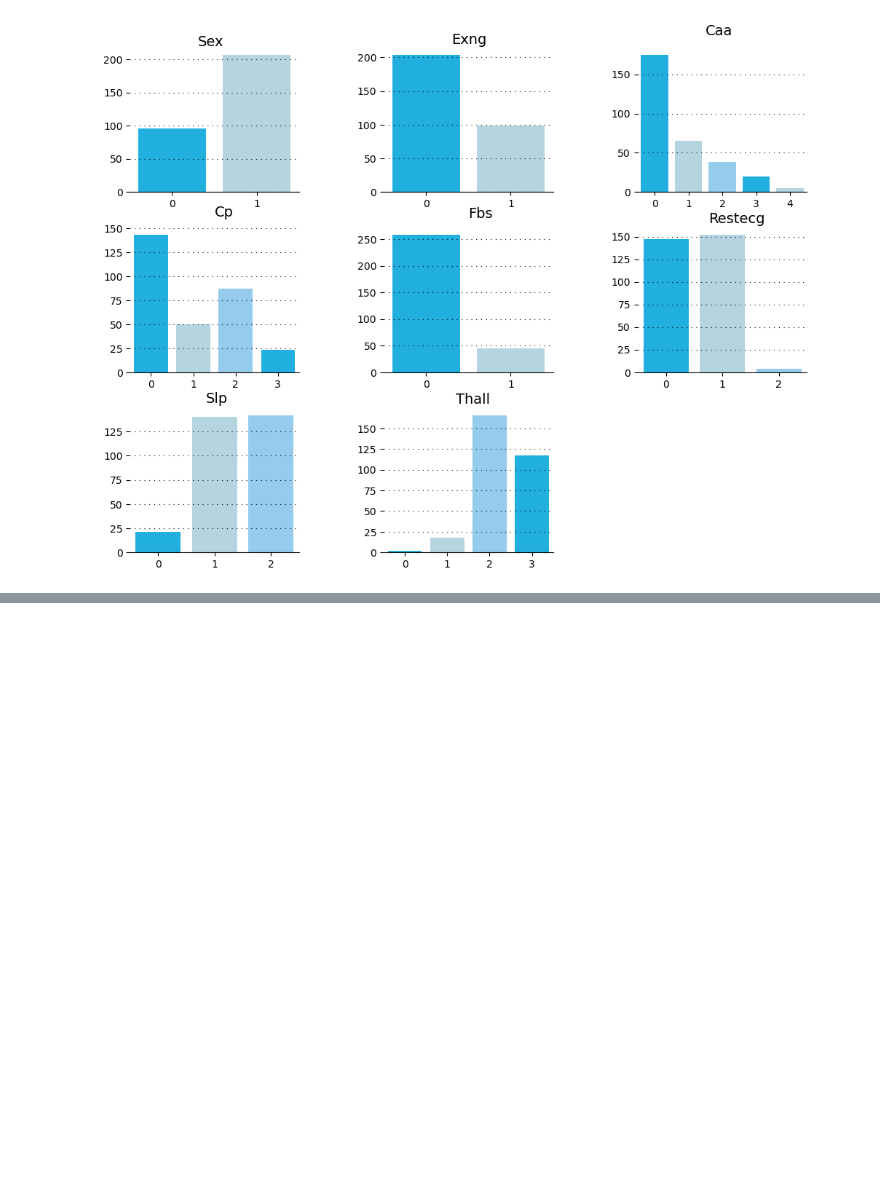
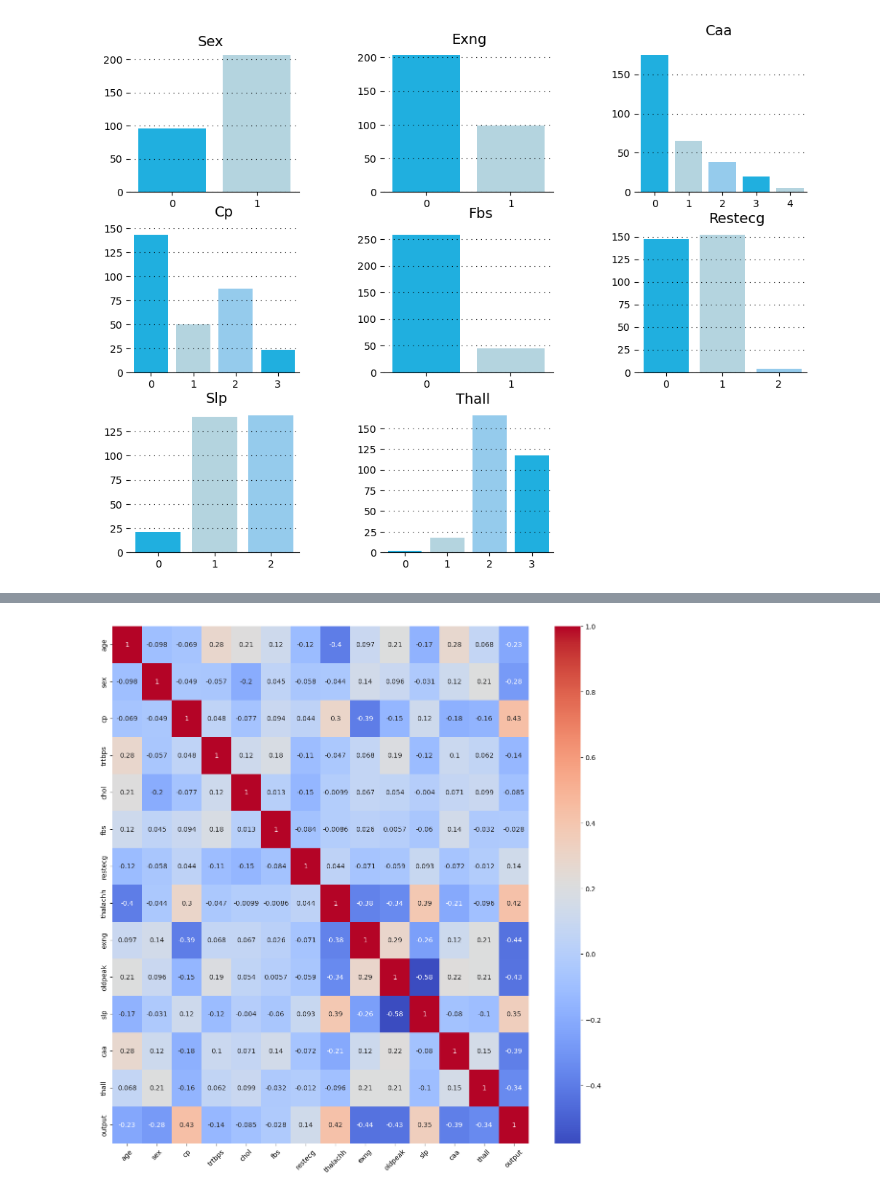
Before and after one commit to gustavopin/HeartAttackAnalysis, a Jupyter notebook: analysis.ipynb, the cells around one changed output, grey strips where cells are left out. Cells and saved outputs as stored; diff of their text form; code cells hidden in the pictures; blank space fills up the shorter version.

Commit message:
dded analysis to the univariate graph and added a heatmap

```diff
--- a/analysis.ipynb
+++ b/analysis.ipynb
@@ -177,0 +188,9 @@ for s in ['top', 'right', 'left']:
+# %%
+# Creating a full correlation matrix using all the variable to see if the previously mentioned correlation of variables can be seen
+plt.figure(figsize = (14,14))
+corr1 = data_gen.corr()
+sns.heatmap(corr1, annot = True, cmap = 'coolwarm')
+plt.xticks(rotation = 45)
+plt.show()
+# %% [output]
+[figure, added]
```
Also changed, not shown: parts of 2 cells of this notebook.
